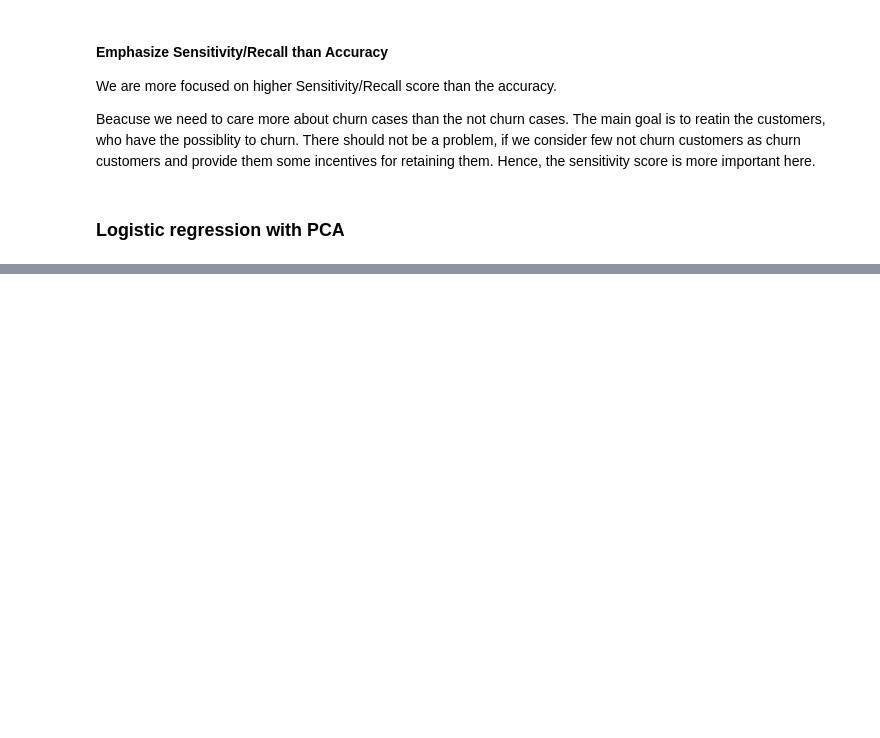
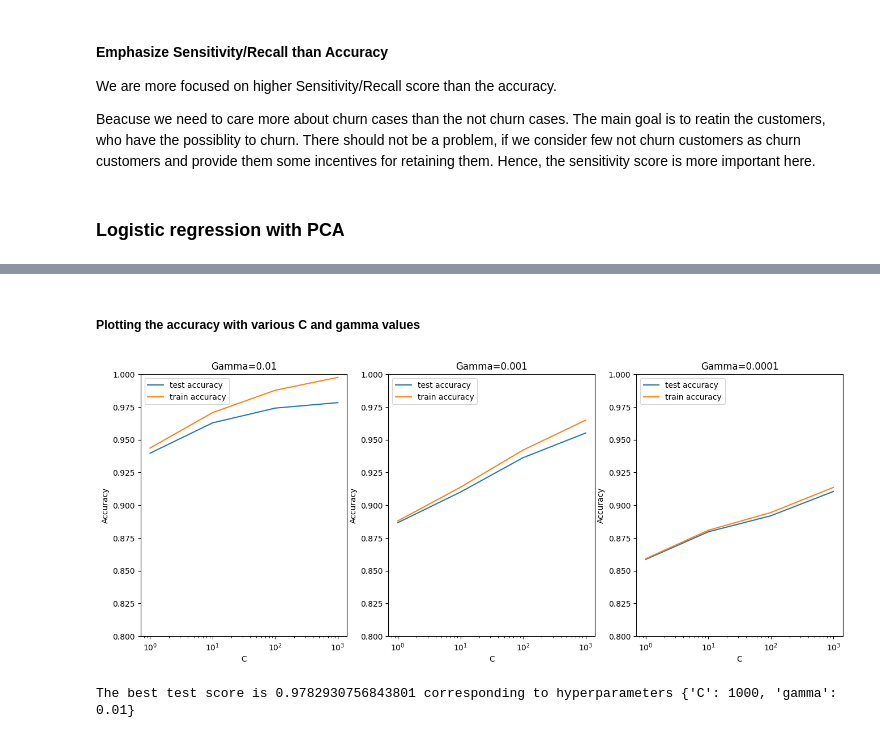
Before and after one commit to VibingSoul/TelecomChurnCase, a Jupyter notebook: TelecomChurn.ipynb, the cells around one changed output, grey strips where cells are left out. Drawn from its saved outputs; the diff is of its cells as text; code cells hidden in the pictures; blank space fills up the shorter version.

```diff
--- a/TelecomChurn.ipynb
+++ b/TelecomChurn.ipynb
@@ -823,0 +999,4 @@ from sklearn.metrics import confusion_matrix
+# %%
+# cv results
+cv_results = pd.DataFrame(model_cv.cv_results_)
+cv_results
@@ -823,0 +1017,57 @@ from sklearn.metrics import confusion_matrix
+# %% [markdown]
+##### Plotting the accuracy with various C and gamma values
+# %%
+# converting C to numeric type for plotting on x-axis
+cv_results['param_C'] = cv_results['param_C'].astype('int')
+
+# # plotting
+plt.figure(figsize=(16,6))
+
+# subplot 1/3
+plt.subplot(131)
+gamma_01 = cv_results[cv_results['param_gamma']==0.01]
+
+plt.plot(gamma_01["param_C"], gamma_01["mean_test_score"])
+plt.plot(gamma_01["param_C"], gamma_01["mean_train_score"])
+plt.xlabel('C')
+plt.ylabel('Accuracy')
+plt.title("Gamma=0.01")
+plt.ylim([0.80, 1])
+plt.legend(['test accuracy', 'train accuracy'], loc='upper left')
+plt.xscale('log')
+
+# subplot 2/3
+plt.subplot(132)
+gamma_001 = cv_results[cv_results['param_gamma']==0.001]
+
+plt.plot(gamma_001["param_C"], gamma_001["mean_test_score"])
+plt.plot(gamma_001["param_C"], gamma_001["mean_train_score"])
+plt.xlabel('C')
+plt.ylabel('Accuracy')
+plt.title("Gamma=0.001")
+plt.ylim([0.80, 1])
+plt.legend(['test accuracy', 'train accuracy'], loc='upper left')
+plt.xscale('log')
+
+# subplot 3/3
+plt.subplot(133)
+gamma_0001 = cv_results[cv_results['param_gamma']==0.0001]
+
+plt.plot(gamma_0001["param_C"], gamma_0001["mean_test_score"])
+plt.plot(gamma_0001["param_C"], gamma_0001["mean_train_score"])
+plt.xlabel('C')
+plt.ylabel('Accuracy')
+plt.title("Gamma=0.0001")
+plt.ylim([0.80, 1])
+plt.legend(['test accuracy', 'train accuracy'], loc='upper left')
+plt.xscale('log')
+# %% [output]
+[figure, added]
+# %%
+# Printing the best score
+best_score = model_cv.best_score_
+best_hyperparams = model_cv.best_params_
+
+print("The best test score is {0} corresponding to hyperparameters {1}".format(best_score, best_hyperparams))
+# %% [output]
+The best test score is 0.9782930756843801 corresponding to hyperparameters {'C': 1000, 'gamma': 0.01}
```
Also changed, not shown: parts of 111 cells of this notebook.
